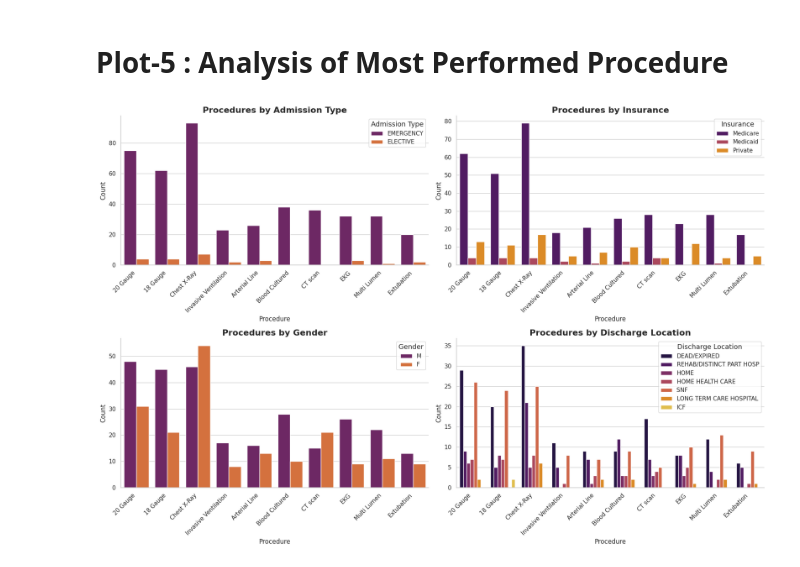
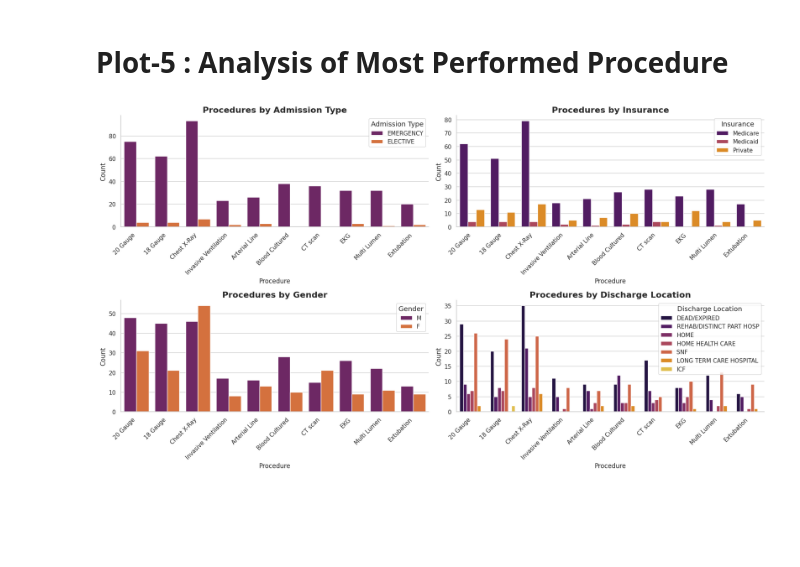
Before and after one commit to AnkitaSavaliya/AIH, a Jupyter notebook: MIMIC_Visualization.ipynb, the cells around one changed output. Saved outputs shown, nothing was run; the diff lists cells and outputs as text; code cells hidden in the pictures; blank space fills up the shorter version.

```diff
--- a/MIMIC_Visualization.ipynb
+++ b/MIMIC_Visualization.ipynb
@@ -48,3 +53,8 @@ prescriptions = pd.read_csv('/content/drive/MyDrive/Colab Notebooks/AIH/MIMICIII
+# %%
+# Load D_ITEMS data
+#d8 = files.upload()
+#d_items = pd.read_csv('D_ITEMS.csv')
+d_items = pd.read_csv('/content/drive/MyDrive/Colab Notebooks/AIH/MIMICIIITables/D_ITEMS.csv')
 # %%
 from datetime import datetime
 
@@ -297,36 +307,37 @@ import matplotlib.pyplot as plt
 import seaborn as sns
 import matplotlib.ticker as ticker
 
-# Load the data
-procedures = pd.read_csv('/content/drive/MyDrive/Colab Notebooks/AIH/MIMICIIITables/PROCEDUREEVENTS_MV.csv')
-labels = pd.read_csv('/content/drive/MyDrive/Colab Notebooks/AIH/MIMICIIITables/D_ITEMS.csv')
+import pandas as pd
+import matplotlib.pyplot as plt
+import seaborn as sns
+import matplotlib.ticker as ticker
 
-# Merge procedures with merged data and procedure labels
-procedures = pd.merge(procedures, merged_data, on='hadm_id', how='inner')
-procedures = pd.merge(procedures, labels[['itemid', 'label']], on='itemid', how='left').sort_values(by='hadm_id')
+# Merge procedures with merged data and procedure labels, directly sort by 'hadm_id'
+procedures_merged = (
+    pd.merge(procedures, merged_data, on='hadm_id', how='inner')
+    .merge(d_items[['itemid', 'label']], on='itemid', how='left')
+    .sort_values(by='hadm_id')
+)
 
-# Get the top most performed procedures
-procedure_counts = procedures['itemid'].value_counts()
-top_procedures = procedure_counts.head(10)  # Select top 10
-
-# Merge top 10 procedure counts with labels
-top_procedures_with_labels = pd.merge(
-    pd.DataFrame({'itemid': top_procedures.index, 'count': top_procedures.values}),
-    labels[['itemid', 'label']],
-    on='itemid', how='left'
+# Get the top 10 most performed procedures and merge directly with labels
+top_procedures_with_labels = (
+    procedures_merged['itemid']
+    .value_counts()
+    .head(10)
+    .reset_index(name='count')
+    .rename(columns={'index': 'itemid'})
+    .merge(d_items[['itemid', 'label']], on='itemid', how='left')
 )
 
 # Filter procedures data to include only the top 10 procedures
-top_procedures_itemids = top_procedures_with_labels['itemid']
-top_procedures_data = procedures[procedures['itemid'].isin(top_procedures_itemids)]
+top_procedures_data = procedures_merged[procedures_merged['itemid'].isin(top_procedures_with_labels['itemid'])]
 
 sns.set(style="whitegrid")
-
-# Set up the figure for multiple subplots in 2 rows and 2 columns
-plt.figure(figsize=(18, 12))
+# Set up the figure for multiple subplots
+plt.figure(figsize=(18, 10))
 
 # Analysis 1: Count plot of Procedures by Admission Type
-plt.subplot(2, 2, 1)  # Two rows, two columns, first subplot
+plt.subplot(2, 2, 1)
 sns.countplot(data=top_procedures_data, x='label', hue='admission_type', palette='inferno')
 plt.title("Procedures by Admission Type", fontsize=16, fontweight='bold')
 plt.xlabel("Procedure", fontsize=12)
@@ -335,39 +346,39 @@ plt.legend(title="Admission Type", title_fontsize='13', loc='upper right')
 plt.xticks(rotation=45, ha='right')
 
 # Analysis 2: Count plot of Procedures by Insurance
-plt.subplot(2, 2, 2)  # Two rows, two columns, second subplot
+plt.subplot(2, 2, 2)
 sns.countplot(data=top_procedures_data, x='label', hue='insurance', palette='inferno')
 plt.title("Procedures by Insurance", fontsize=16, fontweight='bold')
 plt.xlabel("Procedure", fontsize=12)
 plt.ylabel("Count", fontsize=12)
 plt.legend(title="Insurance", title_fontsize='13', loc='upper right')
 plt.xticks(rotation=45, ha='right')
 
 # Analysis 3: Count plot of Procedures by Gender
-plt.subplot(2, 2, 3)  # Two rows, two columns, third subplot
+plt.subplot(2, 2, 3)
 sns.countplot(data=top_procedures_data, x='label', hue='gender', palette='inferno')
 plt.title("Procedures by Gender", fontsize=16, fontweight='bold')
 plt.xlabel("Procedure", fontsize=12)
 plt.ylabel("Count", fontsize=12)
 plt.legend(title="Gender", title_fontsize='13', loc='upper right')
 plt.xticks(rotation=45, ha='right')
 
 # Analysis 4: Count plot of Procedures by Discharge Location
-plt.subplot(2, 2, 4)  # Two rows, two columns, fourth subplot
+plt.subplot(2, 2, 4)
 sns.countplot(data=top_procedures_data, x='label', hue='discharge_location', palette='inferno')
 plt.title("Procedures by Discharge Location", fontsize=16, fontweight='bold')
 plt.xlabel("Procedure", fontsize=12)
 plt.ylabel("Count", fontsize=12)
 plt.legend(title="Discharge Location", title_fontsize='13', loc='upper right')
 plt.xticks(rotation=45, ha='right')
 
 # Remove spines for a cleaner look
 sns.despine()
 
 # Adjust layout to prevent overlap
 plt.tight_layout()
 
 # Show the plot
 plt.show()
 # %% [output]
-[figure, old version]
+[figure, new version]
```
Also changed, not shown: parts of 2 cells of this notebook.
